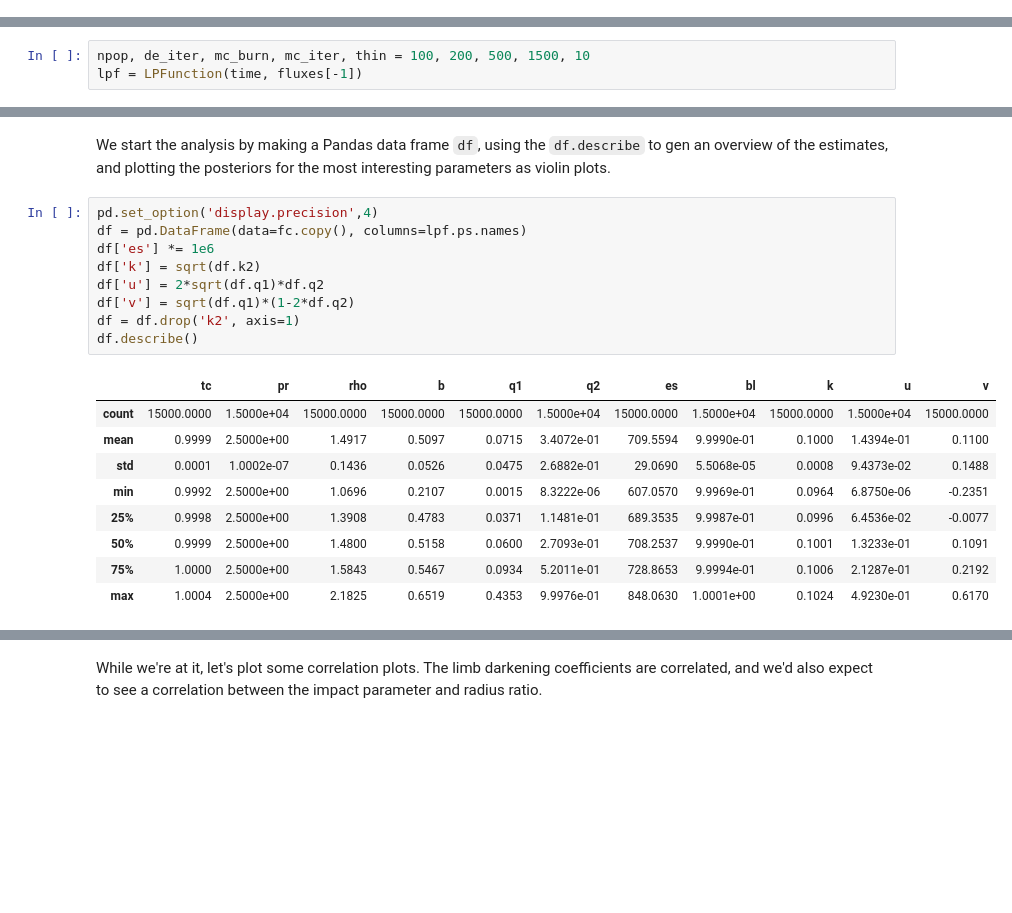
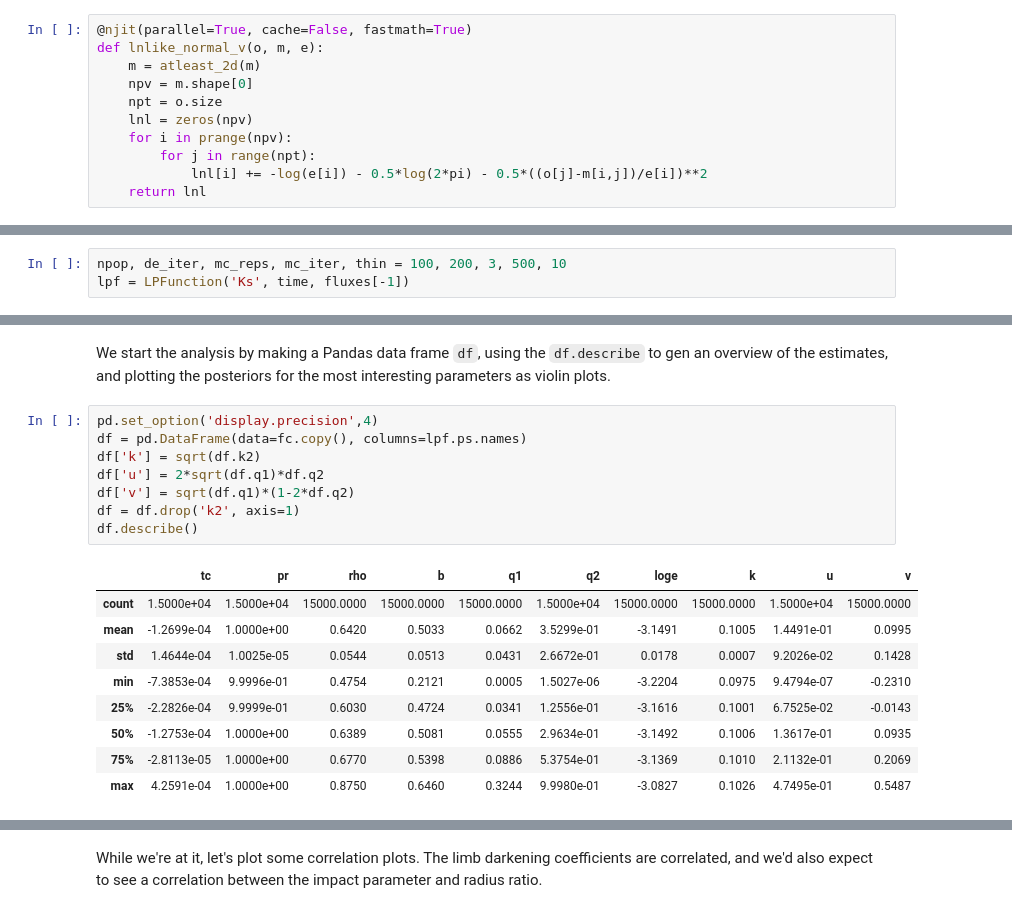
Before and after one commit to hpparvi/PyTransit, a Jupyter notebook: notebooks/01_broadband_parameter_estimation.ipynb, the cells around one changed output, grey strips where cells are left out. Drawn from its saved outputs; the diff is of its cells as text; blank space fills up the shorter version.

```diff
--- a/notebooks/01_broadband_parameter_estimation.ipynb
+++ b/notebooks/01_broadband_parameter_estimation.ipynb
@@ -97,3 +85,14 @@ def ll_normal_es(o,m,e):
+# %%
+@njit(parallel=True, cache=False, fastmath=True)
+def lnlike_normal_v(o, m, e):
+    m = atleast_2d(m)
+    npv = m.shape[0]
+    npt = o.size
+    lnl = zeros(npv)
+    for i in prange(npv):
+        for j in range(npt):
+            lnl[i] += -log(e[i]) - 0.5*log(2*pi) - 0.5*((o[j]-m[i,j])/e[i])**2
+    return lnl
 # %% [markdown]
 ### Log posterior function
 
@@ -279,8 +301,8 @@ First, we create an instance of the log posterior function with the redmost ligh
 
 Next, we run the *DE* optimiser for ``de_iter`` iterations to clump the parameter vector population close to the global posterior maximum, use the *DE* population to initialise the *emcee* sampler, and run the sampler for ``mc_iter`` iterations to obtain a posterior sample.
 # %%
-npop, de_iter, mc_burn, mc_iter, thin = 100, 200, 500, 1500, 10
-lpf = LPFunction(time, fluxes[-1])
+npop, de_iter, mc_reps, mc_iter, thin = 100, 200, 3, 500, 10
+lpf = LPFunction('Ks', time, fluxes[-1])
 # %%
 lpf.optimize(de_iter, npop)
 # %% [output]
@@ -343,21 +372,20 @@ We start the analysis by making a Pandas data frame ``df``, using the ``df.descr
 # %%
 pd.set_option('display.precision',4)
 df = pd.DataFrame(data=fc.copy(), columns=lpf.ps.names)
-df['es'] *= 1e6
 df['k'] = sqrt(df.k2)
 df['u'] = 2*sqrt(df.q1)*df.q2
 df['v'] = sqrt(df.q1)*(1-2*df.q2)
 df = df.drop('k2', axis=1)
 df.describe()
 # %% [output]
-|  | tc | pr | rho | b | q1 | q2 | es | bl | k | u | v |
-| count | 15000.0000 | 1.5000e+04 | 15000.0000 | 15000.0000 | 15000.0000 | 1.5000e+04 | 15000.0000 | 1.5000e+04 | 15000.0000 | 1.5000e+04 | 15000.0000 |
-| mean | 0.9999 | 2.5000e+00 | 1.4917 | 0.5097 | 0.0715 | 3.4072e-01 | 709.5594 | 9.9990e-01 | 0.1000 | 1.4394e-01 | 0.1100 |
-| std | 0.0001 | 1.0002e-07 | 0.1436 | 0.0526 | 0.0475 | 2.6882e-01 | 29.0690 | 5.5068e-05 | 0.0008 | 9.4373e-02 | 0.1488 |
-| min | 0.9992 | 2.5000e+00 | 1.0696 | 0.2107 | 0.0015 | 8.3222e-06 | 607.0570 | 9.9969e-01 | 0.0964 | 6.8750e-06 | -0.2351 |
-| 25% | 0.9998 | 2.5000e+00 | 1.3908 | 0.4783 | 0.0371 | 1.1481e-01 | 689.3535 | 9.9987e-01 | 0.0996 | 6.4536e-02 | -0.0077 |
-| 50% | 0.9999 | 2.5000e+00 | 1.4800 | 0.5158 | 0.0600 | 2.7093e-01 | 708.2537 | 9.9990e-01 | 0.1001 | 1.3233e-01 | 0.1091 |
-| 75% | 1.0000 | 2.5000e+00 | 1.5843 | 0.5467 | 0.0934 | 5.2011e-01 | 728.8653 | 9.9994e-01 | 0.1006 | 2.1287e-01 | 0.2192 |
-| max | 1.0004 | 2.5000e+00 | 2.1825 | 0.6519 | 0.4353 | 9.9976e-01 | 848.0630 | 1.0001e+00 | 0.1024 | 4.9230e-01 | 0.6170 |
+|  | tc | pr | rho | b | q1 | q2 | loge | k | u | v |
+| count | 1.5000e+04 | 1.5000e+04 | 15000.0000 | 15000.0000 | 15000.0000 | 1.5000e+04 | 15000.0000 | 15000.0000 | 1.5000e+04 | 15000.0000 |
+| mean | -1.2699e-04 | 1.0000e+00 | 0.6420 | 0.5033 | 0.0662 | 3.5299e-01 | -3.1491 | 0.1005 | 1.4491e-01 | 0.0995 |
+| std | 1.4644e-04 | 1.0025e-05 | 0.0544 | 0.0513 | 0.0431 | 2.6672e-01 | 0.0178 | 0.0007 | 9.2026e-02 | 0.1428 |
+| min | -7.3853e-04 | 9.9996e-01 | 0.4754 | 0.2121 | 0.0005 | 1.5027e-06 | -3.2204 | 0.0975 | 9.4794e-07 | -0.2310 |
+| 25% | -2.2826e-04 | 9.9999e-01 | 0.6030 | 0.4724 | 0.0341 | 1.2556e-01 | -3.1616 | 0.1001 | 6.7525e-02 | -0.0143 |
+| 50% | -1.2753e-04 | 1.0000e+00 | 0.6389 | 0.5081 | 0.0555 | 2.9634e-01 | -3.1492 | 0.1006 | 1.3617e-01 | 0.0935 |
+| 75% | -2.8113e-05 | 1.0000e+00 | 0.6770 | 0.5398 | 0.0886 | 5.3754e-01 | -3.1369 | 0.1010 | 2.1132e-01 | 0.2069 |
+| max | 4.2591e-04 | 1.0000e+00 | 0.8750 | 0.6460 | 0.3244 | 9.9980e-01 | -3.0827 | 0.1026 | 4.7495e-01 | 0.5487 |
 # %%
 with sb.axes_style('white'):
```
Also changed, not shown: parts of 14 cells of this notebook.
